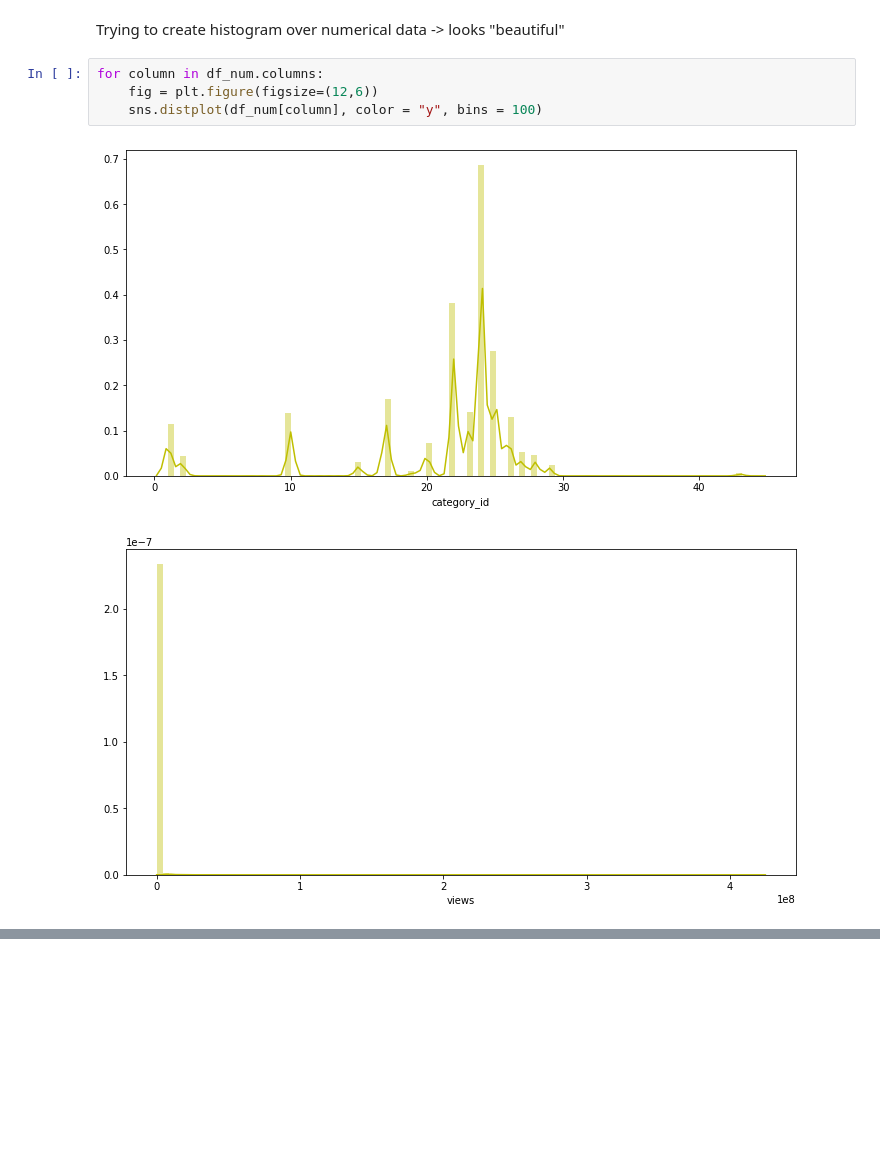
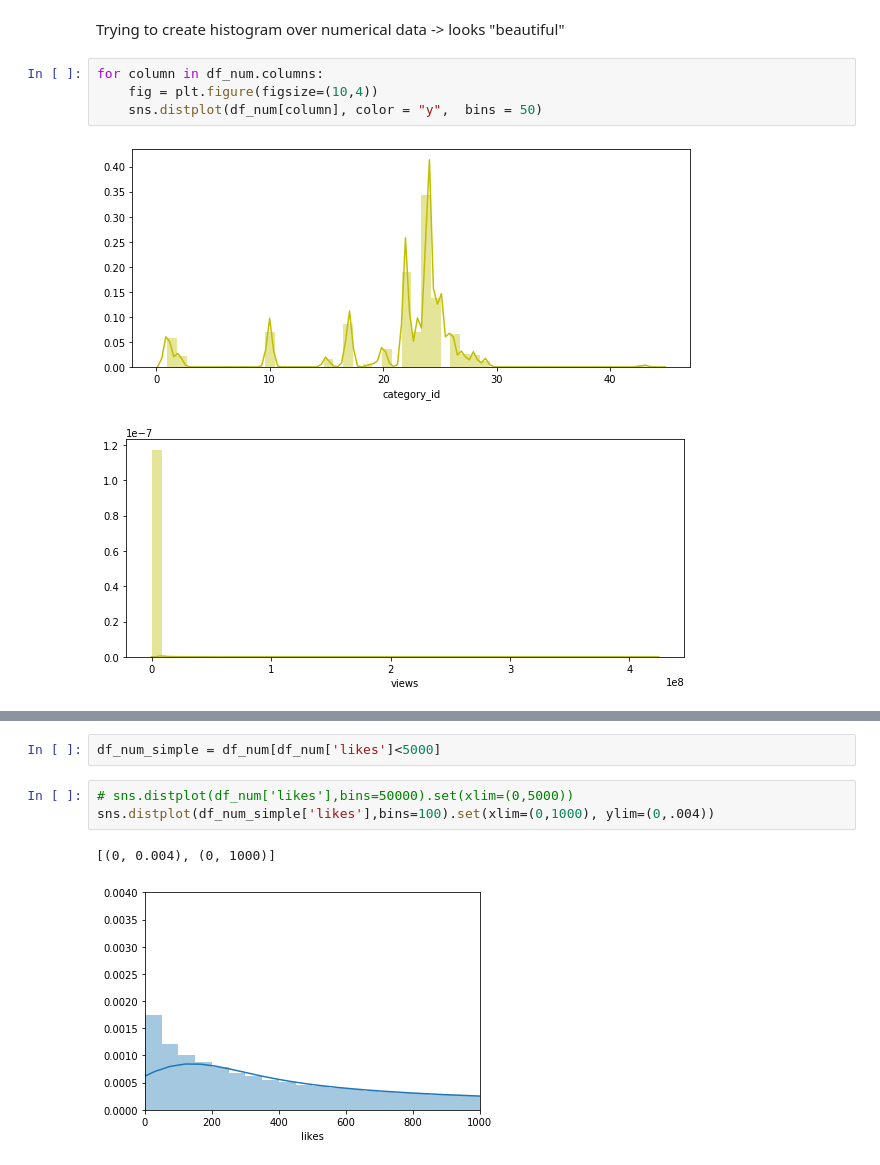
Before and after one commit to Gozefena/My_youtube_Capstone1, a Jupyter notebook: My_youtube_Capstone1.ipynb, the cells around one changed output, grey strips where cells are left out. Cells and saved outputs as stored; diff of their text form; blank space fills up the shorter version.

```diff
--- a/My_youtube_Capstone1.ipynb
+++ b/My_youtube_Capstone1.ipynb
@@ -226,8 +236,8 @@ df_truncated
 Trying to create histogram over numerical data -> looks "beautiful"
 # %%
 for column in df_num.columns:
-    fig = plt.figure(figsize=(12,6))
-    sns.distplot(df_num[column], color = "y", bins = 100)
+    fig = plt.figure(figsize=(10,4))
+    sns.distplot(df_num[column], color = "y",  bins = 50)
 # %% [output]
-[figure, old version]
+[figure, new version]
-[figure, old version]
+[figure, new version]
@@ -237,0 +248,8 @@ for column in df_num.columns:
+# %%
+df_num_simple = df_num[df_num['likes']<5000]
+# %%
+# sns.distplot(df_num['likes'],bins=50000).set(xlim=(0,5000))
+sns.distplot(df_num_simple['likes'],bins=100).set(xlim=(0,1000), ylim=(0,.004))
+# %% [output]
+[(0, 0.004), (0, 1000)]
+[figure, added]
```
Also changed, not shown: parts of 8 cells of this notebook.
